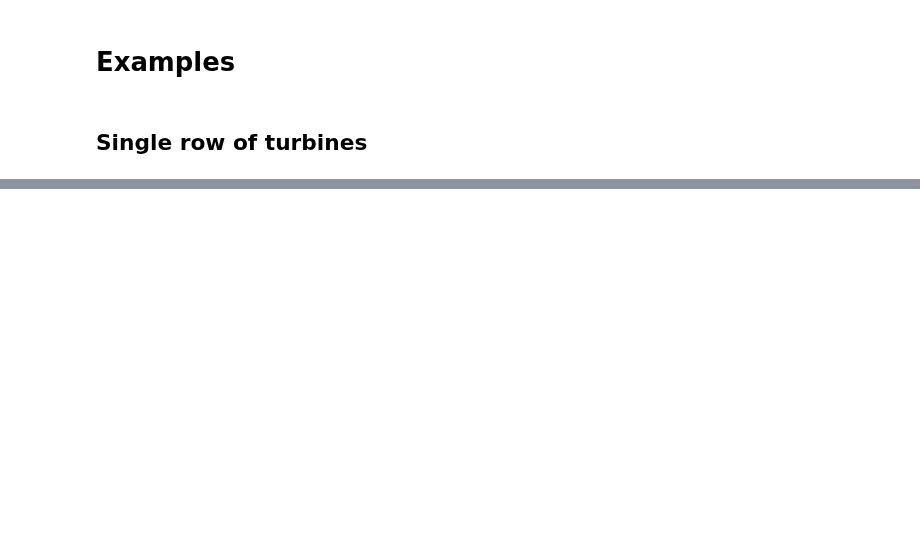
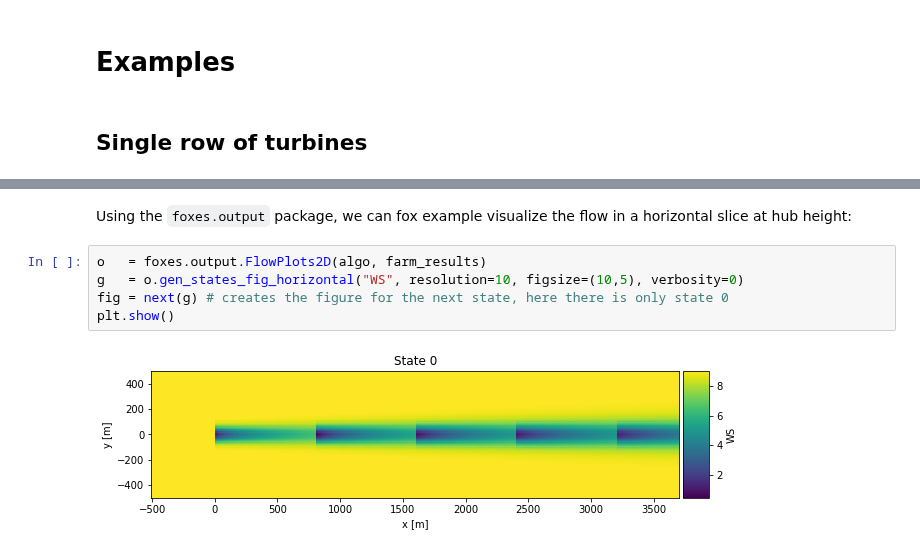
Before and after one commit to FraunhoferIWES/foxes, a Jupyter notebook: docs/source/notebooks/examples.ipynb, the cells around one changed output, grey strips where cells are left out. Drawn from its saved outputs; the diff is of its cells as text; blank space fills up the shorter version.

```diff
--- a/docs/source/notebooks/examples.ipynb
+++ b/docs/source/notebooks/examples.ipynb
@@ -51,0 +116,9 @@ Dimensions without coordinates: state, turbine
+# %% [markdown]
+Using the `foxes.output` package, we can fox example visualize the flow in a horizontal slice at hub height:
+# %%
+o   = foxes.output.FlowPlots2D(algo, farm_results)
+g   = o.gen_states_fig_horizontal("WS", resolution=10, figsize=(10,5), verbosity=0)
+fig = next(g) # creates the figure for the next state, here there is only state 0
+plt.show()
+# %% [output]
+[figure, added]
```
Also changed, not shown: parts of 10 cells of this notebook, 3 other files.
